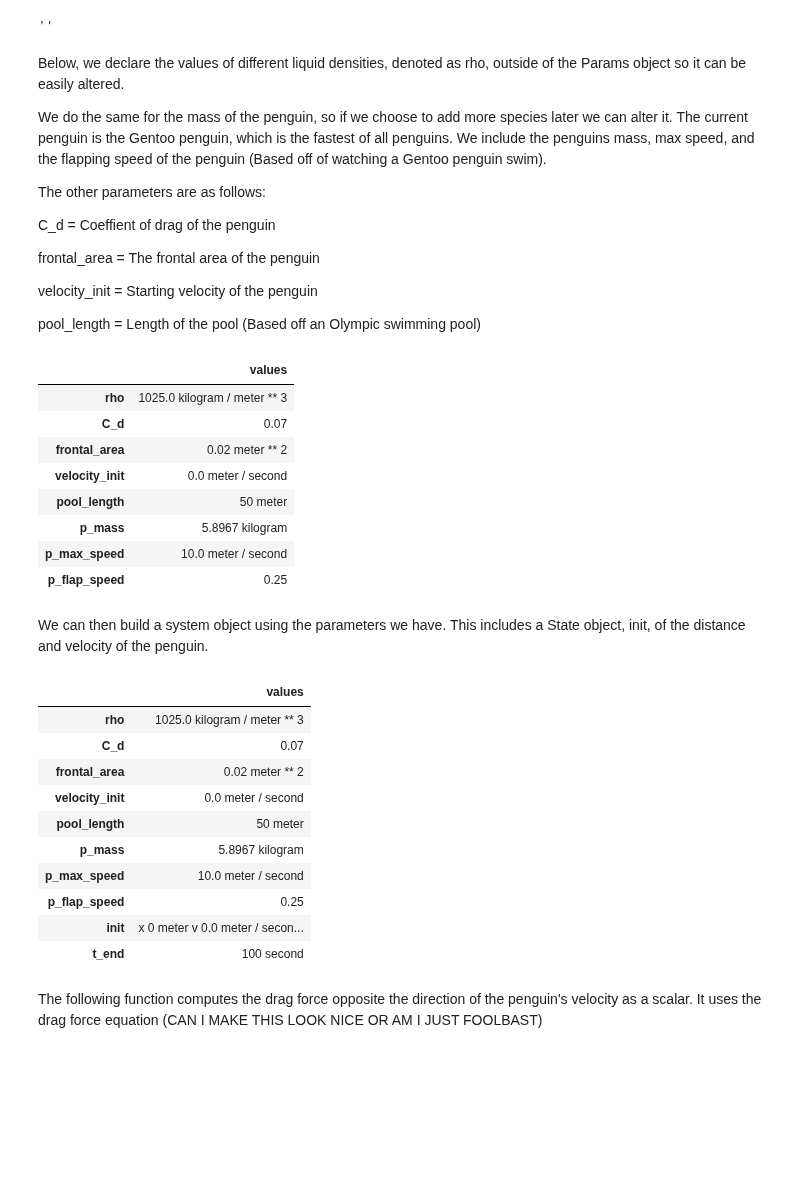
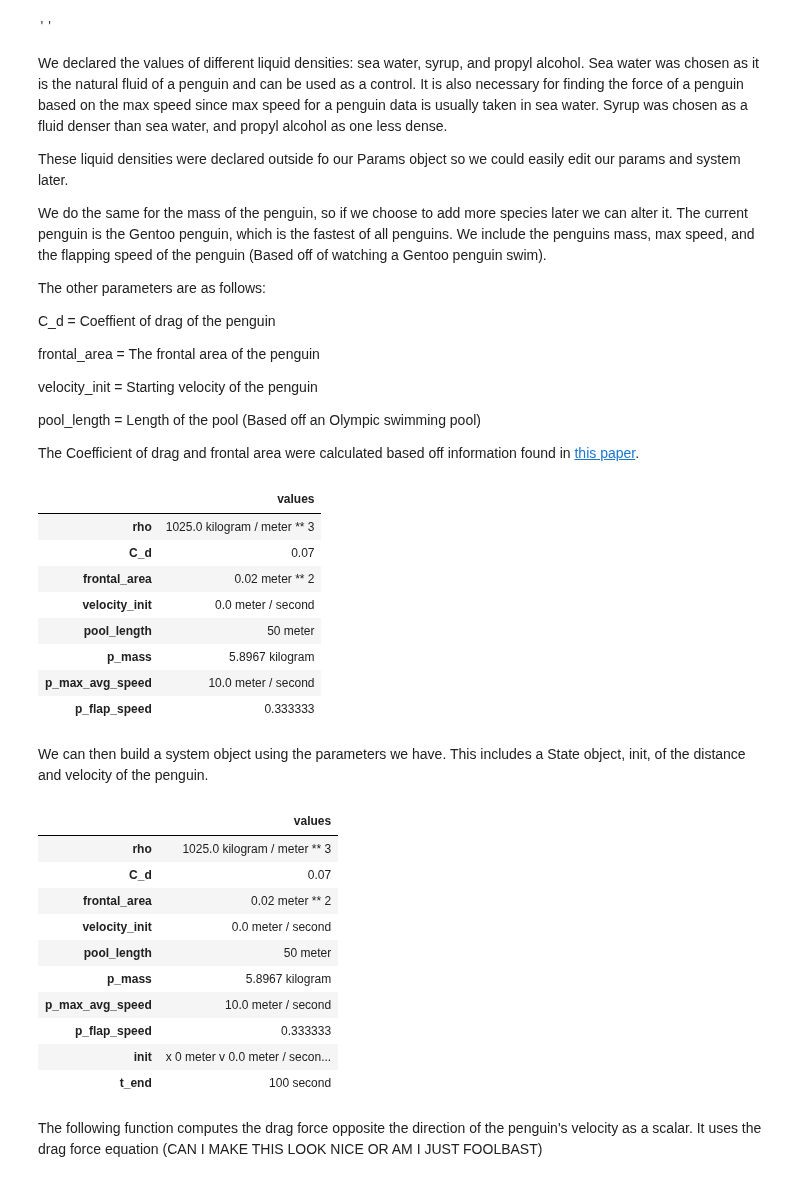
Before and after one commit to Griffith-Stites/ModSimPy, a Jupyter notebook: code/Project_3.ipynb, the cells around one changed output. Cells and saved outputs as stored; diff of their text form; code cells hidden in the pictures; blank space fills up the shorter version.

```diff
--- a/code/Project_3.ipynb
+++ b/code/Project_3.ipynb
@@ -41,7 +41,9 @@ N = UNITS.newton
 # %% [output]
 ''
 # %% [markdown]
-Below, we declare the values of different liquid densities, denoted as rho, outside of the Params object so it can be easily altered.
+We declared the values of different liquid densities: sea water, syrup, and propyl alcohol. Sea water was chosen as it is the natural fluid of a penguin and can be used as a control. It is also necessary for finding the force of a penguin based on the max speed since max speed for a penguin data is usually taken in sea water. Syrup was chosen as a fluid denser than sea water, and propyl alcohol as one less dense.
+
+These liquid densities were declared outside fo our Params object so we could easily edit our params and system later.
 
 We do the same for the mass of the penguin, so if we choose to add more species later we can alter it. The current penguin is the Gentoo penguin, which is the fastest of all penguins. We include the penguins mass, max speed, and the flapping speed of the penguin (Based off of watching a Gentoo penguin swim).
 
@@ -54,35 +56,36 @@ frontal_area = The frontal area of the penguin
 velocity_init = Starting velocity of the penguin
 
 pool_length = Length of the pool (Based off an Olympic swimming pool)
+
+The Coefficient of drag and frontal area were calculated based off information found in [this paper](jeb.biologists.org/content/jexbio/87/1/357.2.full.pdf "Paper").
 # %%
-rho_water = 1000 * kg/m**3
 rho_sea_water = 1025 * kg/m**3
 rho_syrup = 1370 * kg/m**3
 rho_propyl_alcohol = 800 * kg/m**3
 
 gentoo_mass =  5.8967 * kg
-gentoo_max_speed = 10 * m / s
-gentoo_flap_rate = 4 #Number of times per second the penguin flaps its wings
+gentoo_max_average_speed = 10 * m / s
+gentoo_flap_rate = 3 #Number of times per second the penguin flaps its wings
 
 params = Params(rho = rho_sea_water,
                 C_d = 0.07,
                 frontal_area = 0.02 * m**2,
                 velocity_init = 0 * m / s,
                 pool_length = 50 * m,
                 p_mass = gentoo_mass,
-                p_max_speed = gentoo_max_speed,
+                p_max_avg_speed = gentoo_max_average_speed,
                 p_flap_speed = 1/gentoo_flap_rate
 )
 # %% [output]
 |  | values |
 | rho | 1025.0 kilogram / meter ** 3 |
 | C_d | 0.07 |
 | frontal_area | 0.02 meter ** 2 |
 | velocity_init | 0.0 meter / second |
 | pool_length | 50 meter |
 | p_mass | 5.8967 kilogram |
-| p_max_speed | 10.0 meter / second |
-| p_flap_speed | 0.25 |
+| p_max_avg_speed | 10.0 meter / second |
+| p_flap_speed | 0.333333 |
 # %% [markdown]
 We can then build a system object using the parameters we have. This includes a State object, init, of the distance and velocity of the penguin.
 # %%
@@ -107,8 +110,8 @@ system = make_system(params)
 | velocity_init | 0.0 meter / second |
 | pool_length | 50 meter |
 | p_mass | 5.8967 kilogram |
-| p_max_speed | 10.0 meter / second |
-| p_flap_speed | 0.25 |
+| p_max_avg_speed | 10.0 meter / second |
+| p_flap_speed | 0.333333 |
 | init | x 0 meter v 0.0 meter / secon... |
 | t_end | 100 second |
 # %% [markdown]
```
Also changed, not shown: parts of 5 cells of this notebook.
